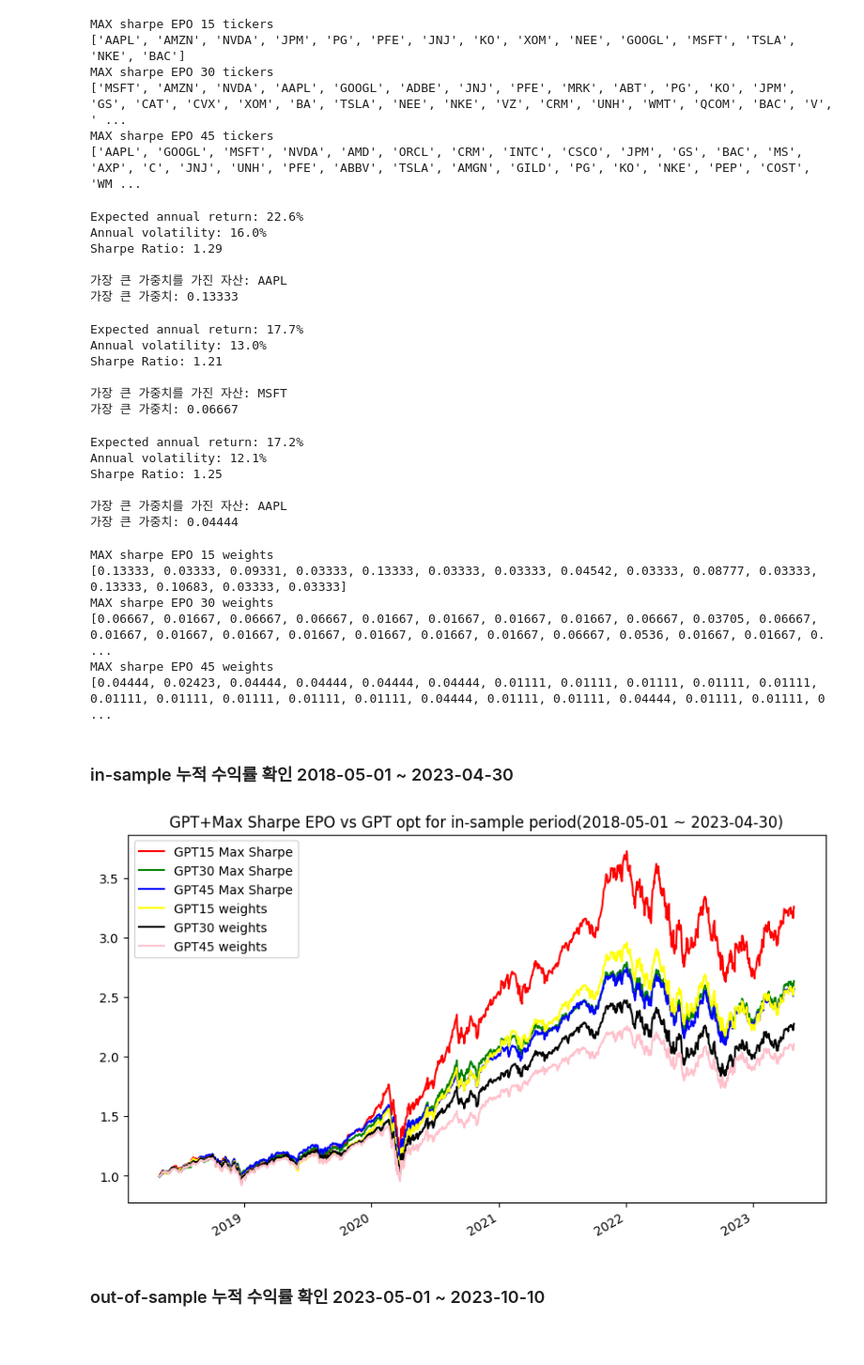
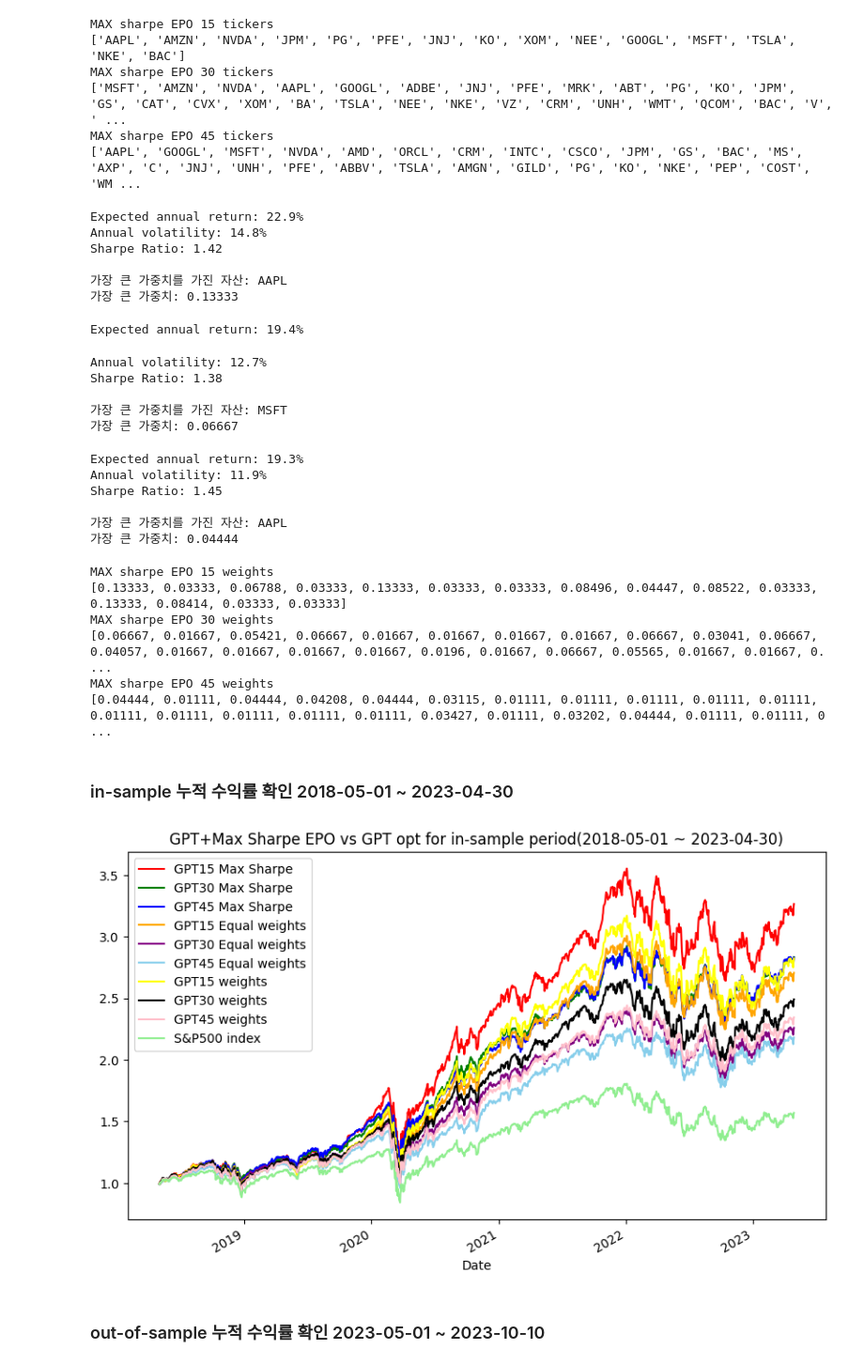
Before and after one commit to FELAB-KHU/S-PQuantTeam01, a Jupyter notebook: Jiyoung/1124/EPO+MVO.ipynb, the cells around one changed output. Shown at 94% size. Saved outputs shown, nothing was run; the diff lists cells and outputs as text; code cells hidden in the pictures; blank space fills up the shorter version.

```diff
--- a/Jiyoung/1124/EPO+MVO.ipynb
+++ b/Jiyoung/1124/EPO+MVO.ipynb
@@ -30,7 +30,7 @@ import yfinance as yf
 from dateutil.relativedelta import relativedelta
 from datetime import datetime
 # %%
-mkt = pd.read_csv('../new_market.csv')
+mkt = pd.read_csv('./new_market.csv')
 mkt['pricingDate'] = pd.to_datetime(mkt['pricingDate'])
 mkt.set_index('pricingDate', inplace = True)
 mkt
@@ -51,0 +52,5 @@ mkt
+# %%
+# S&P500 in sample
+snpin = yf.download('^GSPC', '2018-05-01', '2023-04-30')['Adj Close']
+snp_ret_in = snpin.pct_change().dropna()
+snpin = (1 + snp_ret_in).cumprod()
@@ -206,3 +221,16 @@ GMV EPO 45 weights
+# %%
+# 동일 가중
+def make_dict(dict):
+    dic = {}
+
+    for column in dict.keys():
+        dic[column] = 1/len(dict.keys())
+
+    return dic
+
+gpt15_same = make_dict(stocks_15)
+gpt30_same = make_dict(stocks_30)
+gpt45_same = make_dict(stocks_45)
 # %%
 # 누적 수익률 함수
 # bool에 True를 넣으면 gpt gmv epo opt 데이터로 실행, False이면 GPT로 이미 가져와있는거 실행
@@ -366,24 +454,24 @@ msp_epo_15_w = max_sharpe_epo(stocks_15).values()
 msp_epo_30_w = max_sharpe_epo(stocks_30).values()
 msp_epo_45_w = max_sharpe_epo(stocks_45).values()
 # %% [output]
-Expected annual return: 22.6%
-Annual volatility: 16.0%
-Sharpe Ratio: 1.29
+Expected annual return: 22.9%
+Annual volatility: 14.8%
+Sharpe Ratio: 1.42
 
 가장 큰 가중치를 가진 자산: AAPL
 가장 큰 가중치: 0.13333
-Expected annual return: 17.7%
-Annual volatility: 13.0%
-Sharpe Ratio: 1.21
-
-가장 큰 가중치를 가진 자산: MSFT
-가장 큰 가중치: 0.06667
+Expected annual return: 19.4%
-Expected annual return: 17.2%
-Annual volatility: 12.1%
-Sharpe Ratio: 1.25
+Annual volatility: 12.7%
+Sharpe Ratio: 1.38
 
-가장 큰 가중치를 가진 자산: AAPL
-가장 큰 가중치: 0.04444
+가장 큰 가중치를 가진 자산: MSFT
+가장 큰 가중치: 0.06667
+Expected annual return: 19.3%
+Annual volatility: 11.9%
+Sharpe Ratio: 1.45
+
+가장 큰 가중치를 가진 자산: AAPL
+가장 큰 가중치: 0.04444
 # %%
 print('MAX sharpe EPO 15 weights')
 print(list(msp_epo_15_w))
@@ -395,11 +483,11 @@ print('MAX sharpe EPO 45 weights')
 print(list(msp_epo_45_w))
 # %% [output]
 MAX sharpe EPO 15 weights
-[0.13333, 0.03333, 0.09331, 0.03333, 0.13333, 0.03333, 0.03333, 0.04542, 0.03333, 0.08777, 0.03333, 0.13333, 0.10683, 0.03333, 0.03333]
+[0.13333, 0.03333, 0.06788, 0.03333, 0.13333, 0.03333, 0.03333, 0.08496, 0.04447, 0.08522, 0.03333, 0.13333, 0.08414, 0.03333, 0.03333]
 MAX sharpe EPO 30 weights
-[0.06667, 0.01667, 0.06667, 0.06667, 0.01667, 0.01667, 0.01667, 0.01667, 0.06667, 0.03705, 0.06667, 0.01667, 0.01667, 0.01667, 0.01667, 0.01667, 0.01667, 0.01667, 0.06667, 0.0536, 0.01667, 0.01667, 0. ...
+[0.06667, 0.01667, 0.05421, 0.06667, 0.01667, 0.01667, 0.01667, 0.01667, 0.06667, 0.03041, 0.06667, 0.04057, 0.01667, 0.01667, 0.01667, 0.01667, 0.0196, 0.01667, 0.06667, 0.05565, 0.01667, 0.01667, 0. ...
 MAX sharpe EPO 45 weights
-[0.04444, 0.02423, 0.04444, 0.04444, 0.04444, 0.04444, 0.01111, 0.01111, 0.01111, 0.01111, 0.01111, 0.01111, 0.01111, 0.01111, 0.01111, 0.01111, 0.04444, 0.01111, 0.01111, 0.04444, 0.01111, 0.01111, 0 ...
+[0.04444, 0.01111, 0.04444, 0.04208, 0.04444, 0.03115, 0.01111, 0.01111, 0.01111, 0.01111, 0.01111, 0.01111, 0.01111, 0.01111, 0.01111, 0.01111, 0.03427, 0.01111, 0.03202, 0.04444, 0.01111, 0.01111, 0 ...
 # %%
 # 누적 수익률 함수
 def max_sharpe_epo_cum_ret(dic, result, start_date, end_date):
@@ -412,25 +500,34 @@ def max_sharpe_epo_cum_ret(dic, result, start_date, end_date):
 # %% [markdown]
 ### in-sample 누적 수익률 확인 2018-05-01 ~ 2023-04-30
 # %%
-# in-sample
+# max sharpe + epo
 msf_15 = max_sharpe_epo_cum_ret(stocks_15, msp_epo_15, '2018-05-01', '2023-04-30')
 msf_30 = max_sharpe_epo_cum_ret(stocks_30, msp_epo_30, '2018-05-01', '2023-04-30')
 msf_45 = max_sharpe_epo_cum_ret(stocks_45, msp_epo_45, '2018-05-01', '2023-04-30')
+
+# equal weight
+cum_eq_15 = cum_ret_gmv_epo(stocks_15, list(gpt15_same.values()), '2018-05-01', '2023-04-30')
+cum_eq_30 = cum_ret_gmv_epo(stocks_30, list(gpt30_same.values()), '2018-05-01', '2023-04-30')
+cum_eq_45 = cum_ret_gmv_epo(stocks_45, list(gpt45_same.values()), '2018-05-01', '2023-04-30')
 # %%
 plt.figure(figsize=(10,6))
 plt.title("GPT+Max Sharpe EPO vs GPT opt for in-sample period(2018-05-01 ~ 2023-04-30)")
 
 msf_15.plot(label='GPT15 Max Sharpe', color='red')
 msf_30.plot(label='GPT30 Max Sharpe', color='green')
 msf_45.plot(label='GPT45 Max Sharpe', color='blue')
+cum_eq_15.plot(label='GPT15 Equal weights', color='orange')
+cum_eq_30.plot(label='GPT30 Equal weights', color='purple')
+cum_eq_45.plot(label='GPT45 Equal weights', color='skyblue')
 gpt_15_in.plot(label='GPT15 weights', color='yellow')
 gpt_30_in.plot(label='GPT30 weights', color='black')
 gpt_45_in.plot(label='GPT45 weights', color='pink')
+snpin.plot(label='S&P500 index', color='lightgreen')
 
 plt.legend()
 plt.show()
 # %% [output]
-[figure, old version]
+[figure, new version]
 # %% [markdown]
 ### out-of-sample 누적 수익률 확인 2023-05-01 ~ 2023-10-10
 # %%
```
Also changed, not shown: parts of 26 cells of this notebook, 2 other files.
